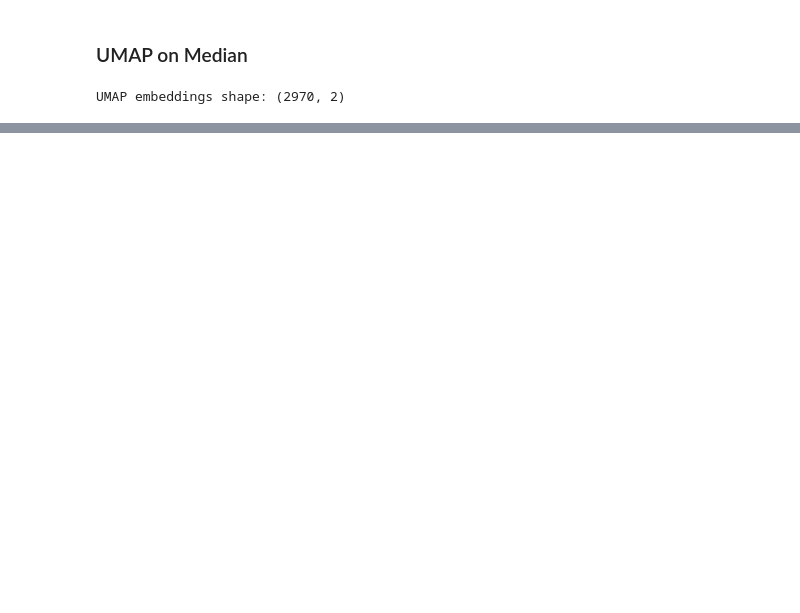
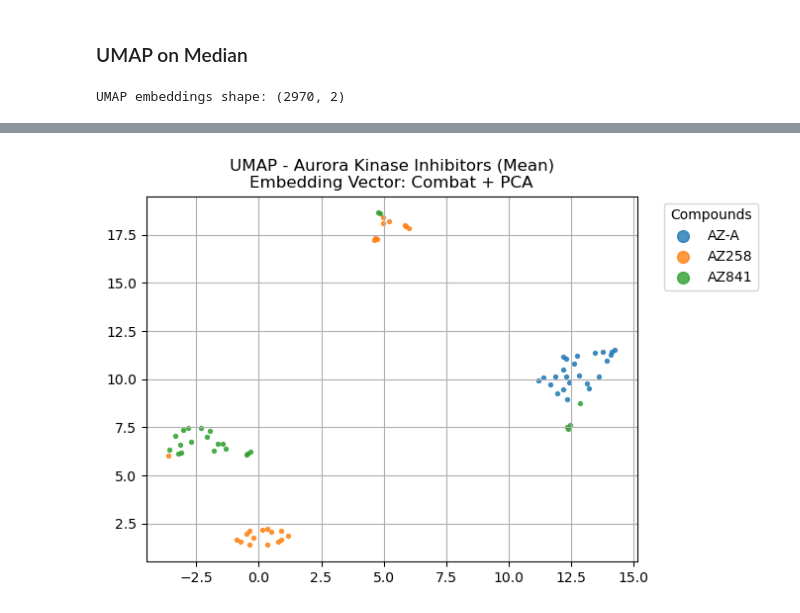
Before and after one commit to mattHG70/SIADS696_Milestone2, a Jupyter notebook: notebooks/milestone2_umap_viz.ipynb, the cells around one changed output, grey strips where cells are left out. Cells and saved outputs as stored; diff of their text form; code cells hidden in the pictures; blank space fills up the shorter version.

```diff
--- a/notebooks/milestone2_umap_viz.ipynb
+++ b/notebooks/milestone2_umap_viz.ipynb
@@ -143,0 +170,4 @@ plt.show()
+# %%
+df_ak_inhib = df_well_comb_pca_mean[df_well_comb_pca_mean["Metadata_MoA"] == "Aurora kinase inhibitors"].reset_index()
+ak_inhib_compounds = df_ak_inhib["Metadata_Compound"].unique().tolist()
+ak_inhib_data = df_ak_inhib[data_cols]
@@ -143,0 +180,12 @@ plt.show()
+# %%
+fig, ax = plt.subplots()
+for i, cmpd in enumerate(ak_inhib_compounds):
+    idx = df_ak_inhib[df_ak_inhib["Metadata_Compound"] == cmpd].index.values.tolist()
+    ax.scatter(embed_well_aki[idx, 0], embed_well_aki[idx, 1], s=8, alpha=0.8, label=cmpd)
+plt.grid(True)
+plt.legend(bbox_to_anchor=(1.04, 1), loc="upper left", markerscale=3, title="Compounds")
+plt.title("UMAP - Aurora Kinase Inhibitors (Mean)\nEmbedding Vector: Combat + PCA")
+plt.savefig(os.path.join(image_dir, "umap_ak_inhib_mean.png"), bbox_inches="tight")
+plt.show()
+# %% [output]
+[figure, added]
```
Also changed, not shown: parts of 12 cells of this notebook, 19 other files.
